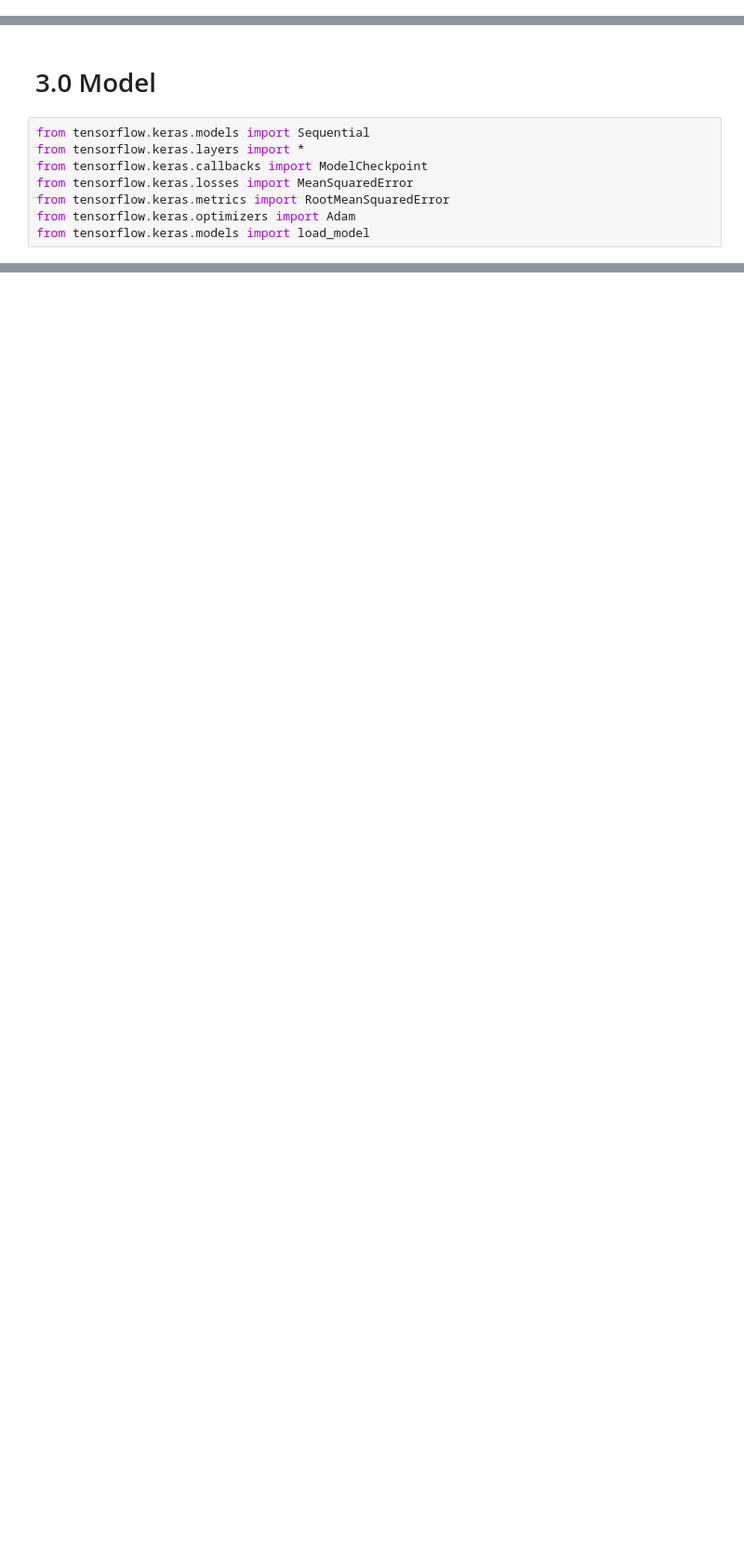
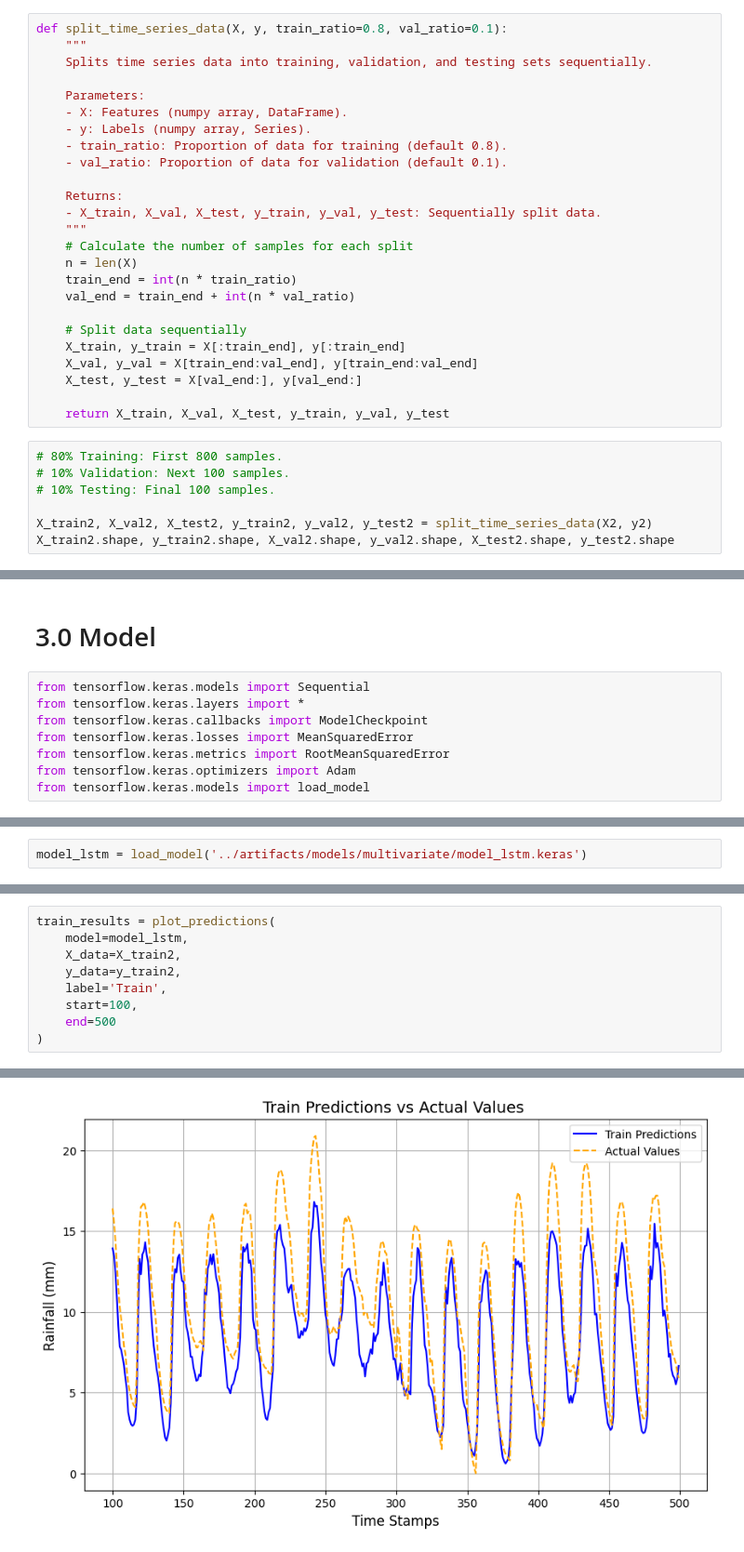
Before and after one commit to Kshitijk14/model-cloud-burst, a Jupyter notebook: notebooks/04-time_series_forecasting_cloud_burst.ipynb, the cells around one changed output, grey strips where cells are left out. Shown at 93% size. Cells and saved outputs as stored; diff of their text form; blank space fills up the shorter version.

```diff
--- a/notebooks/04-time_series_forecasting_cloud_burst.ipynb
+++ b/notebooks/04-time_series_forecasting_cloud_burst.ipynb
@@ -384,0 +404,32 @@ remaining_columns_to_target = ['temperature_2m', 'relative_humidity_2m', 'dew_po
+# %%
+def split_time_series_data(X, y, train_ratio=0.8, val_ratio=0.1):
+    """
+    Splits time series data into training, validation, and testing sets sequentially.
+
+    Parameters:
+    - X: Features (numpy array, DataFrame).
+    - y: Labels (numpy array, Series).
+    - train_ratio: Proportion of data for training (default 0.8).
+    - val_ratio: Proportion of data for validation (default 0.1).
+
+    Returns:
+    - X_train, X_val, X_test, y_train, y_val, y_test: Sequentially split data.
+    """
+    # Calculate the number of samples for each split
+    n = len(X)
+    train_end = int(n * train_ratio)
+    val_end = train_end + int(n * val_ratio)
+
+    # Split data sequentially
+    X_train, y_train = X[:train_end], y[:train_end]
+    X_val, y_val = X[train_end:val_end], y[train_end:val_end]
+    X_test, y_test = X[val_end:], y[val_end:]
+
+    return X_train, X_val, X_test, y_train, y_val, y_test
+# %%
+# 80% Training: First 800 samples.
+# 10% Validation: Next 100 samples.
+# 10% Testing: Final 100 samples.
+
+X_train2, X_val2, X_test2, y_train2, y_val2, y_test2 = split_time_series_data(X2, y2)
+X_train2.shape, y_train2.shape, X_val2.shape, y_val2.shape, X_test2.shape, y_test2.shape
@@ -394,0 +586,2 @@ from tensorflow.keras.models import load_model
+# %%
+model_lstm = load_model('../artifacts/models/multivariate/model_lstm.keras')
@@ -394,0 +628,10 @@ from tensorflow.keras.models import load_model
+# %%
+train_results = plot_predictions(
+    model=model_lstm,
+    X_data=X_train2,
+    y_data=y_train2,
+    label='Train',
+    start=100,
+    end=500
+)
+# %% [output]
@@ -394,0 +653 @@ from tensorflow.keras.models import load_model
+[figure, added]
```
Also changed, not shown: parts of 35 cells of this notebook, 3 other files.
